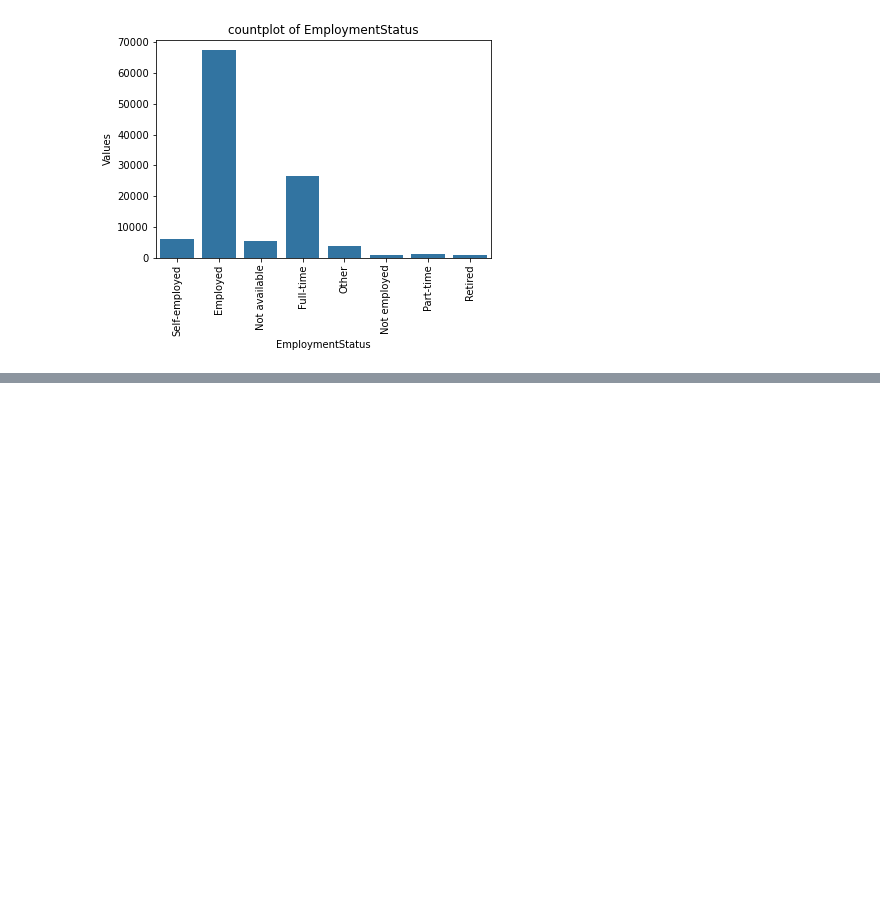
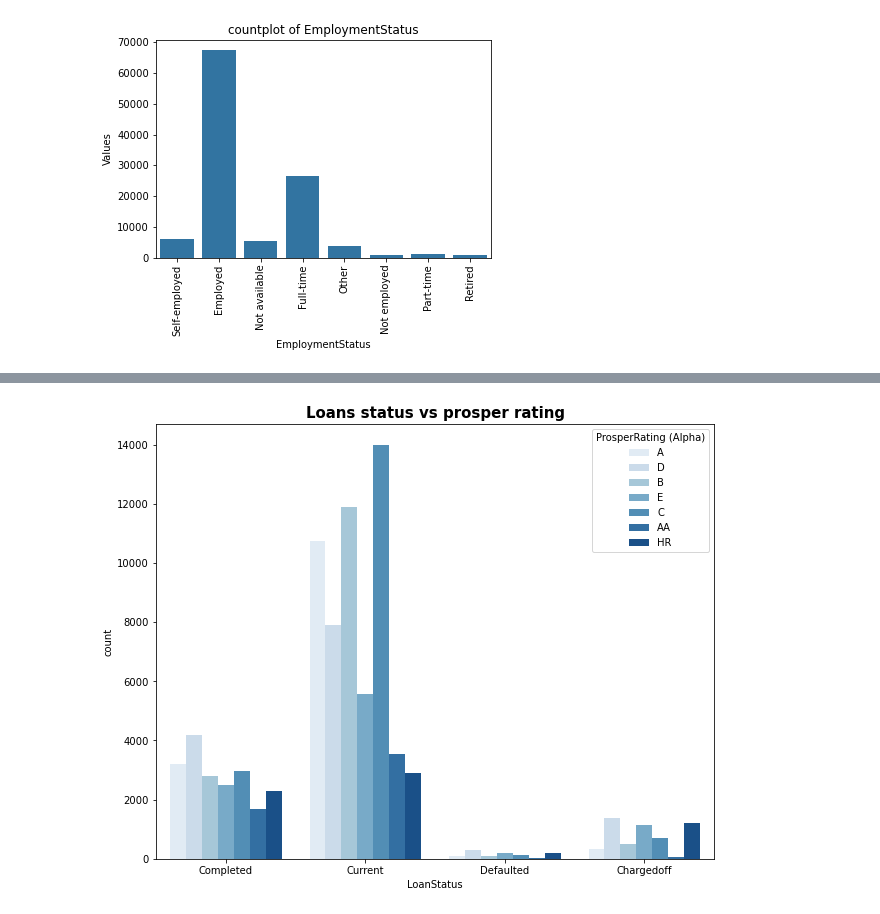
Before and after one commit to skevin-dev/SynchVR_Technical_Assessment, a Jupyter notebook: Notebooks/EDA.ipynb, the cells around one changed output, grey strips where cells are left out. Saved outputs shown, nothing was run; the diff lists cells and outputs as text; code cells hidden in the pictures; blank space fills up the shorter version.

```diff
--- a/Notebooks/EDA.ipynb
+++ b/Notebooks/EDA.ipynb
@@ -136,0 +170,8 @@ continuing to qualitative,I used countplot to analysis the frequency of differen
+# %%
+# create a bar chart shows the relationship between loan status and prosper rating
+plt.figure(figsize=(10,8))
+df_used_cols_loan_status = df[df['LoanStatus'].isin(['Current','Completed','Chargedoff','Defaulted'])]
+sns.countplot(data = df_used_cols_loan_status, x = 'LoanStatus', hue = 'ProsperRating (Alpha)', palette = 'Blues')
+plt.title('Loans status vs prosper rating',fontsize=15,fontweight="bold");
+# %% [output]
+[figure, added]
```
Also changed, not shown: parts of 11 cells of this notebook.
